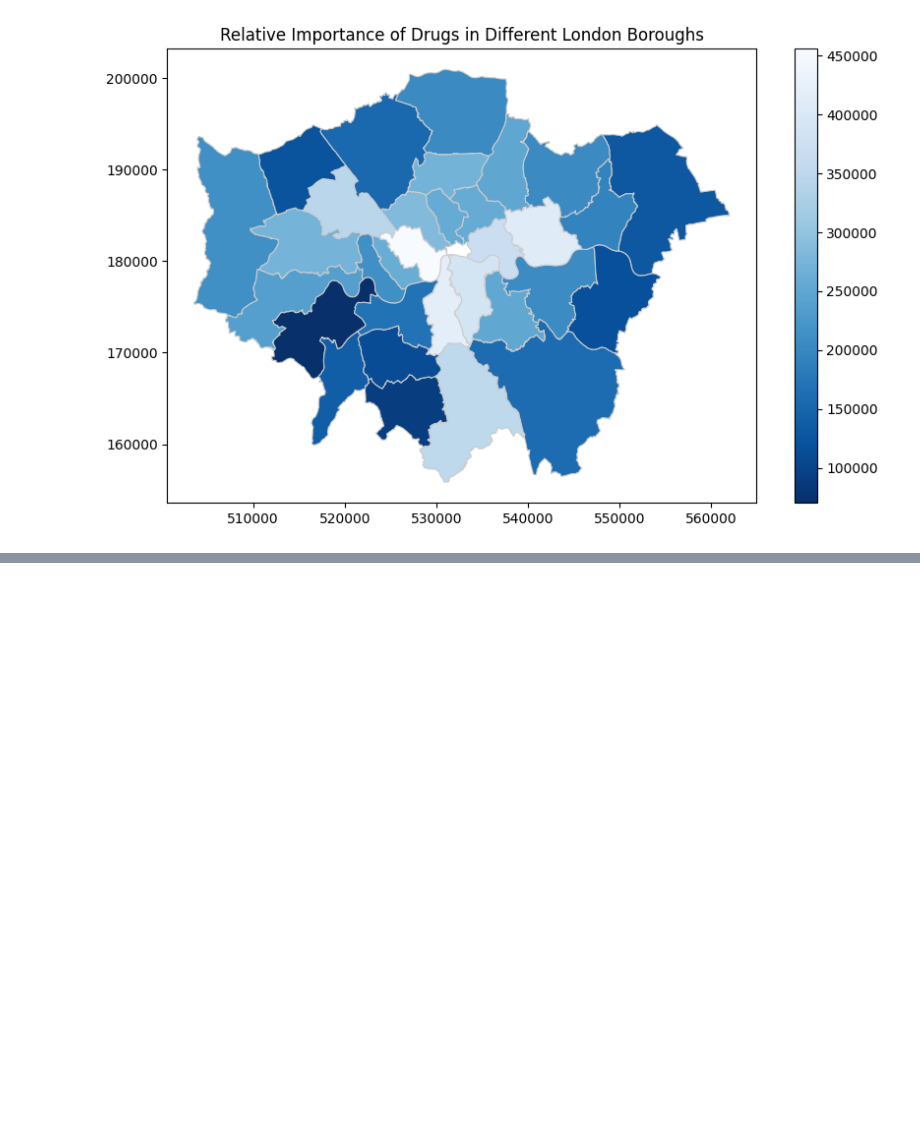
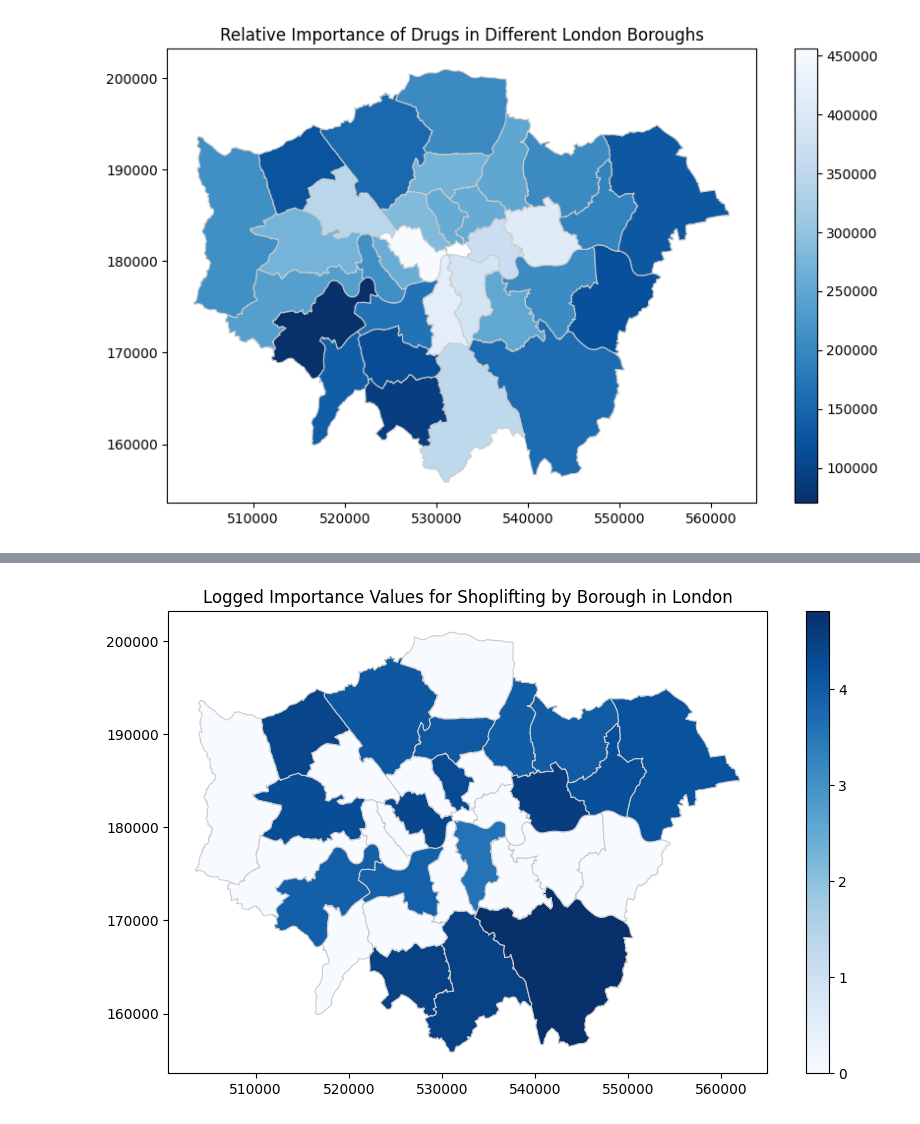
Before and after one commit to Iris-Shi1/DC2_Group23, a Jupyter notebook: Shoplifting_viz.ipynb, the cells around one changed output, grey strips where cells are left out. Saved outputs shown, nothing was run; the diff lists cells and outputs as text; code cells hidden in the pictures; blank space fills up the shorter version.

```diff
--- a/Shoplifting_viz.ipynb
+++ b/Shoplifting_viz.ipynb
@@ -656,0 +566,67 @@ plt.show()
+# %%
+#RUN
+
+import pandas as pd
+import geopandas as gpd
+import matplotlib.pyplot as plt
+import numpy as np
+
+# Provided dictionary
+borough_data = {
+    "Islington": 74,
+    "Sutton": 88,
+    "Bromley": 122,
+    "Lewisham": 0,
+    "Bexley": 0,
+    "Haringey": 56,
+    "Harrow": 83,
+    "Enfield": 0,
+    "Croydon": 88,
+    "Newham": 95,
+    "Barking and Dagenham": 70,
+    "Havering": "54/74",
+    "Redbridge": 53,
+    "Southwark": 34,
+    "Lambeth": 0,
+    "Hounslow": 0,
+    "Greenwich": 0,
+    "Kingston upon Thames": 0,
+    "Merton": 0,
+    "Barnet": 58,
+    "Richmond upon Thames": 49,
+    "Hillingdon": 0,
+    "Brent": 0,
+    "Ealing": 71,
+    "Wandsworth": 48,
+    "Tower Hamlets": 0,
+    "Hammersmith and Fulham": 0,
+    "Westminster": 79,
+    "Kensington and Chelsea": 0,
+    "Waltham Forest": 51,
+    "Hackney": 0,
+    "Camden": 0
+}
+
+# Convert dictionary to DataFrame
+borough_df = pd.DataFrame(list(borough_data.items()), columns=['Borough_Name', 'Value'])
+
+# Convert "54/74" to the average of 54 and 74
+borough_df['Value'] = borough_df['Value'].apply(lambda x: sum(map(int, x.split('/'))) / 2 if isinstance(x, str) and '/' in x else x).astype(float)
+
+# Apply a logarithmic transformation to the values
+borough_df['Logged_Value'] = np.log1p(borough_df['Value'])  # Logarithm with base e (natural logarithm)
+
+# Load a GeoDataFrame for London boroughs from the GeoPackage
+gdf = gpd.read_file('project_data/London_Boroughs.gpkg')
+
+# Merge the borough data with the geographical information of London boroughs
+merged_data = gdf.merge(borough_df, how='left', left_on='name', right_on='Borough_Name')
+
+# Plot the spatial data with logged values using a color gradient
+fig, ax = plt.subplots(1, 1, figsize=(10, 6))
+merged_data.plot(column='Logged_Value', cmap='Blues', linewidth=0.8, ax=ax, edgecolor='0.8', legend=True)
+ax.set_title('Logged Importance Values for Shoplifting by Borough in London')
+plt.savefig('Logged_importance_values_shoplifting.png')
+plt.show()
+# %% [output]
+[figure, added]
```
Also changed, not shown: parts of 7 cells of this notebook, 1 other file.
